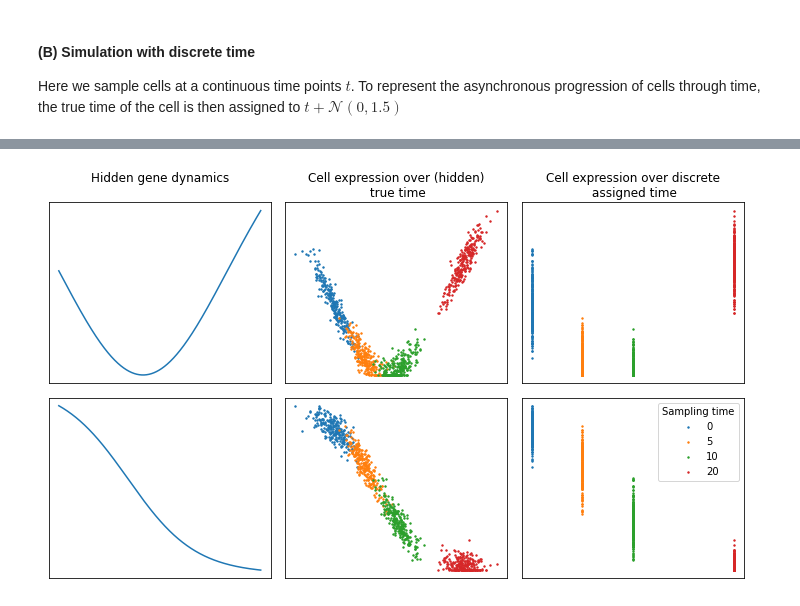
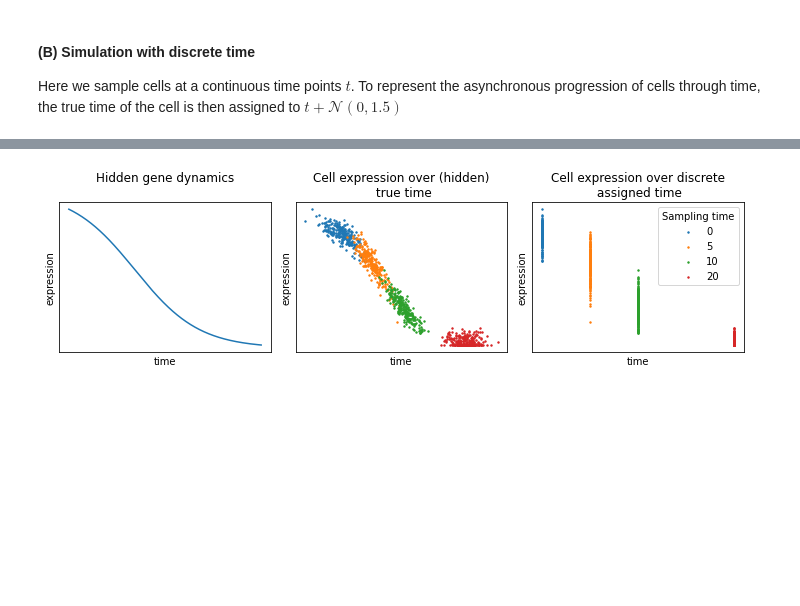
Before and after one commit to bjbouman/time_series_analysis, a Jupyter notebook: code/8.1.simulation_time_series.ipynb, the cells around one changed output, grey strips where cells are left out. Saved outputs shown, nothing was run; the diff lists cells and outputs as text; code cells hidden in the pictures; blank space fills up the shorter version.

```diff
--- a/code/8.1.simulation_time_series.ipynb
+++ b/code/8.1.simulation_time_series.ipynb
@@ -8,6 +8,8 @@ import numpy as np
 import matplotlib.pyplot as plt
 from scipy.integrate import odeint
 np.random.seed(1)
+plt.rcParams['pdf.fonttype'] = 42 #for saving PDF with changeable text
+plt.rcParams['ps.fonttype'] = 42 #for saving PDF with changeable text
 # %% [markdown]
 ### Simulation
 
@@ -20,9 +17,20 @@ We have two different gene categories:
 # %%
 # meta parameters
-k_linear = 10 # number of genes with linear dynamics
+k_monotonic = 10 # number of genes with monotonic dynamics
 k_complex = 10 # number of genes with complex dynamics
 n_cells = 1000
 noise = 0.05
+
+# sample parameters for simulation of monotonic genes
+neg_monotonic = np.random.randint(2, size=k_monotonic) # this parameters determines whether the genes go up or down
+a_monotonic = np.random.uniform(5,15, k_monotonic)  # offset
+b_monotonic = np.random.uniform(0,8, k_monotonic)  # width of the sigmoid function
+
+# sample parameters for simulation of complex genes
+neg = np.random.randint(2, size=k_complex) # this parameters determines whether the genes go up + down or down + up
+t_switch = np.random.uniform(5, 15, k_complex)  # switching time point from up to down (or vice-versa)
+a = np.random.uniform(0, 5, k_complex)  # offset - determines wether we start with 0 (or max) or in between value
+b = np.random.uniform(1,8, k_complex)  # width of the sigmoid function
 # %%
 def sigmoid(x, a, b): # sigmoid function with parameters a = center; b = width
         return 1/(1+np.exp(-(x-a)/b))
@@ -152,47 +171,47 @@ plt.show()
 # %%
 # simulate data
-
-linear_X = noise_and_scale(simulate_linear_genes(time), noise)
+monotonic_X = noise_and_scale(simulate_monotonic_genes(time), noise)
 complex_X = noise_and_scale(simulate_complex_genes(time), noise)
 
-X=np.concatenate((linear_X, complex_X), axis=1)
+X=np.concatenate((monotonic_X, complex_X), axis=1)
 out_time = np.array([assigned_time, time]).T
 
 data_path = "../results/simulations/"
 np.savetxt(data_path+"X_discrete_time.csv", X, delimiter=",",fmt='%1.3f')
 np.savetxt(data_path+"t_discrete_time.csv", out_time, delimiter=",",fmt='%1.1f')
 # %%
-# let's have a look at 2 genes
+# let's have a look at one gene in the time series simulation
 
 # hidden dynamics
 t = np.linspace(0,20,n_cells)
-linear_X = noise_and_scale(simulate_linear_genes(t), 0)
+monotonic_X = noise_and_scale(simulate_monotonic_genes(t), 0)
 complex_X = noise_and_scale(simulate_complex_genes(t), 0)
 
-f, axs = plt.subplots(2, 3, figsize=(10, 6))
+fig, axs = plt.subplots(1, 3, figsize=(10, 3))
 
-idx = 11 # complex gene idx
-axs[0,0].plot(t, complex_X[:,idx-10])
+idx = 1 # gene idx
+axs[0].plot(t, monotonic_X[:,idx])
 for i in np.unique(assigned_time):
-    axs[0,1].scatter(time[assigned_time==i], X[:,idx][assigned_time==i], s=2)
-    axs[0,2].scatter(assigned_time[assigned_time==i], X[:,idx][assigned_time==i], s=2)
-axs[0,0].set_title("Hidden gene dynamics\n")
-axs[0,1].set_title("Cell expression over (hidden)\n true time")
-axs[0,2].set_title("Cell expression over discrete\n assigned time")
+    axs[1].scatter(time[assigned_time==i], X[:,idx][assigned_time==i], s=2)
+    axs[2].scatter(assigned_time[assigned_time==i], X[:,idx][assigned_time==i], s=2,label=i)
 
-idx = 1 # simple gene idx
-axs[1,0].plot(t, linear_X[:,idx])
-for i in np.unique(assigned_time):
-    axs[1,1].scatter(time[assigned_time==i], X[:,idx][assigned_time==i], s=2)
-    axs[1,2].scatter(assigned_time[assigned_time==i], X[:,idx][assigned_time==i], s=2,
-                     label=i)
+axs[0].set_title("Hidden gene dynamics\n")
+axs[1].set_title("Cell expression over (hidden)\n true time")
+axs[2].set_title("Cell expression over discrete\n assigned time")
 
 for ax in axs.flatten():
     ax.set_xticks([])
     ax.set_yticks([])
+    ax.set_xlabel("time")
+    ax.set_ylabel("expression")
 
 plt.legend(title="Sampling time", loc='upper right')
 plt.tight_layout()
+
+# save figure
+save_path = "../figures/8.1.example_gene_time_series_sim.pdf"
+fig.savefig(save_path, bbox_inches='tight', format='pdf', dpi=300)
+
 plt.show()
 # %% [output]
-[figure, old version]
+[figure, new version]
```
Also changed, not shown: parts of 18 cells of this notebook, 1 other file.
